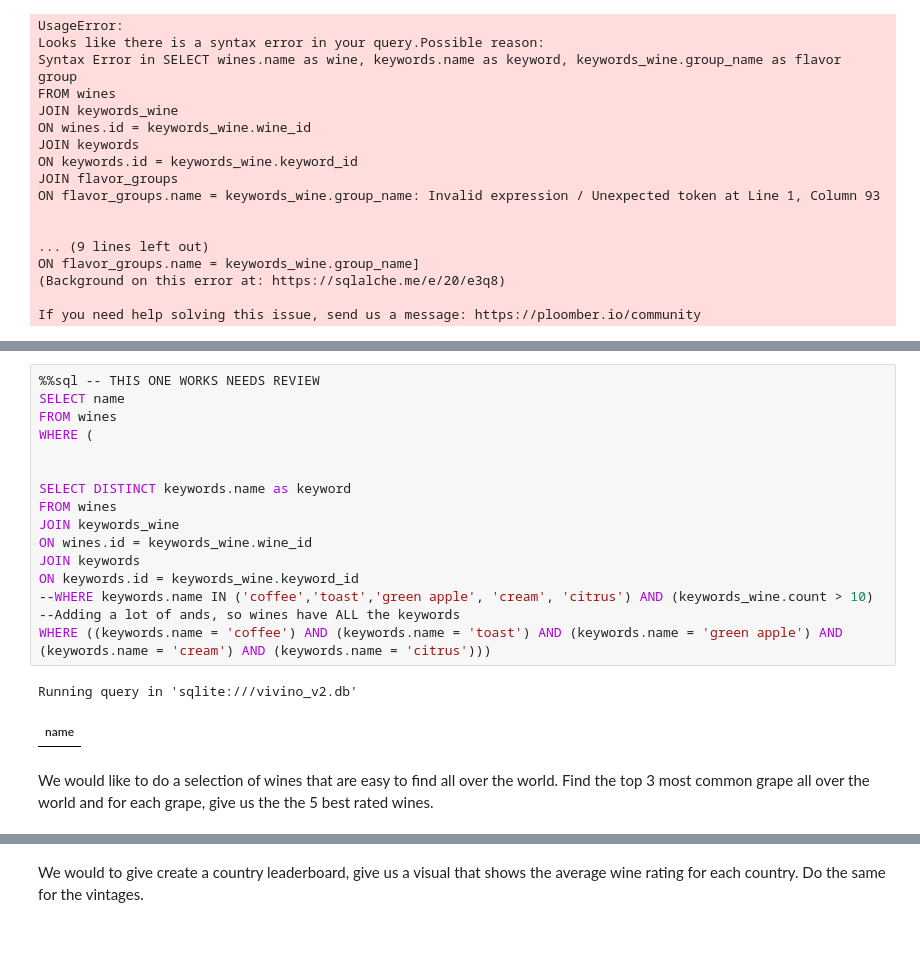
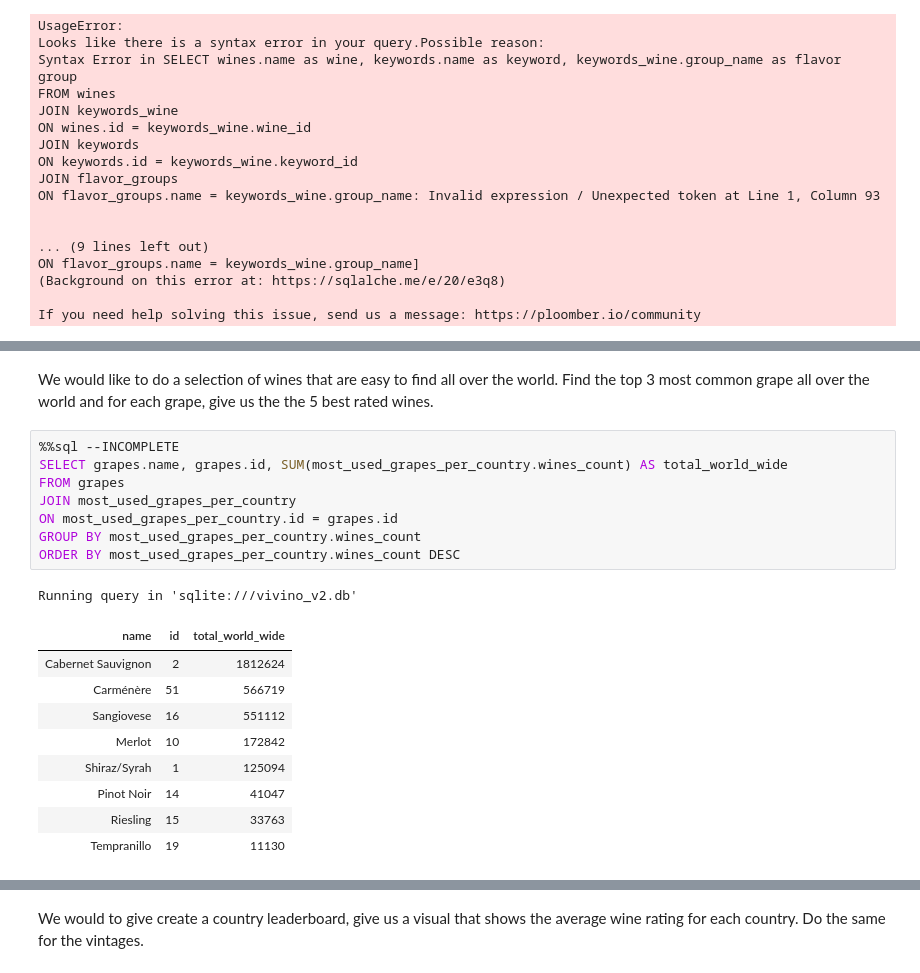
Before and after one commit to maciejkrsk/wine_market_analysis, a Jupyter notebook: requests.ipynb, the cells around one changed output, grey strips where cells are left out. Saved outputs shown, nothing was run; the diff lists cells and outputs as text; blank space fills up the shorter version.

```diff
--- a/requests.ipynb
+++ b/requests.ipynb
@@ -167,22 +195,22 @@ Running query in 'sqlite:///vivino_v2.db'
-# %%
-%%sql -- THIS ONE WORKS NEEDS REVIEW
-SELECT name
-FROM wines
-WHERE (
-
-
-SELECT DISTINCT keywords.name as keyword
-FROM wines
-JOIN keywords_wine
-ON wines.id = keywords_wine.wine_id
-JOIN keywords
-ON keywords.id = keywords_wine.keyword_id
---WHERE keywords.name IN ('coffee','toast','green apple', 'cream', 'citrus') AND (keywords_wine.count > 10)
---Adding a lot of ands, so wines have ALL the keywords
-WHERE ((keywords.name = 'coffee') AND (keywords.name = 'toast') AND (keywords.name = 'green apple') AND (keywords.name = 'cream') AND (keywords.name = 'citrus')))
-# %% [output]
-Running query in 'sqlite:///vivino_v2.db'
-| name |
 # %% [markdown]
 We would like to do a selection of wines that are easy to find all over the world. Find the top 3 most common grape all over the world and for each grape, give us the the 5 best rated wines.
+# %%
+%%sql --INCOMPLETE
+SELECT grapes.name, grapes.id, SUM(most_used_grapes_per_country.wines_count) AS total_world_wide
+FROM grapes
+JOIN most_used_grapes_per_country
+ON most_used_grapes_per_country.id = grapes.id
+GROUP BY most_used_grapes_per_country.wines_count
+ORDER BY most_used_grapes_per_country.wines_count DESC
+# %% [output]
+Running query in 'sqlite:///vivino_v2.db'
+| name | id | total_world_wide |
+| Cabernet Sauvignon | 2 | 1812624 |
+| Carménère | 51 | 566719 |
+| Sangiovese | 16 | 551112 |
+| Merlot | 10 | 172842 |
+| Shiraz/Syrah | 1 | 125094 |
+| Pinot Noir | 14 | 41047 |
+| Riesling | 15 | 33763 |
+| Tempranillo | 19 | 11130 |
 # %%
```
Also changed, not shown: parts of 10 cells of this notebook, 6 other files.
